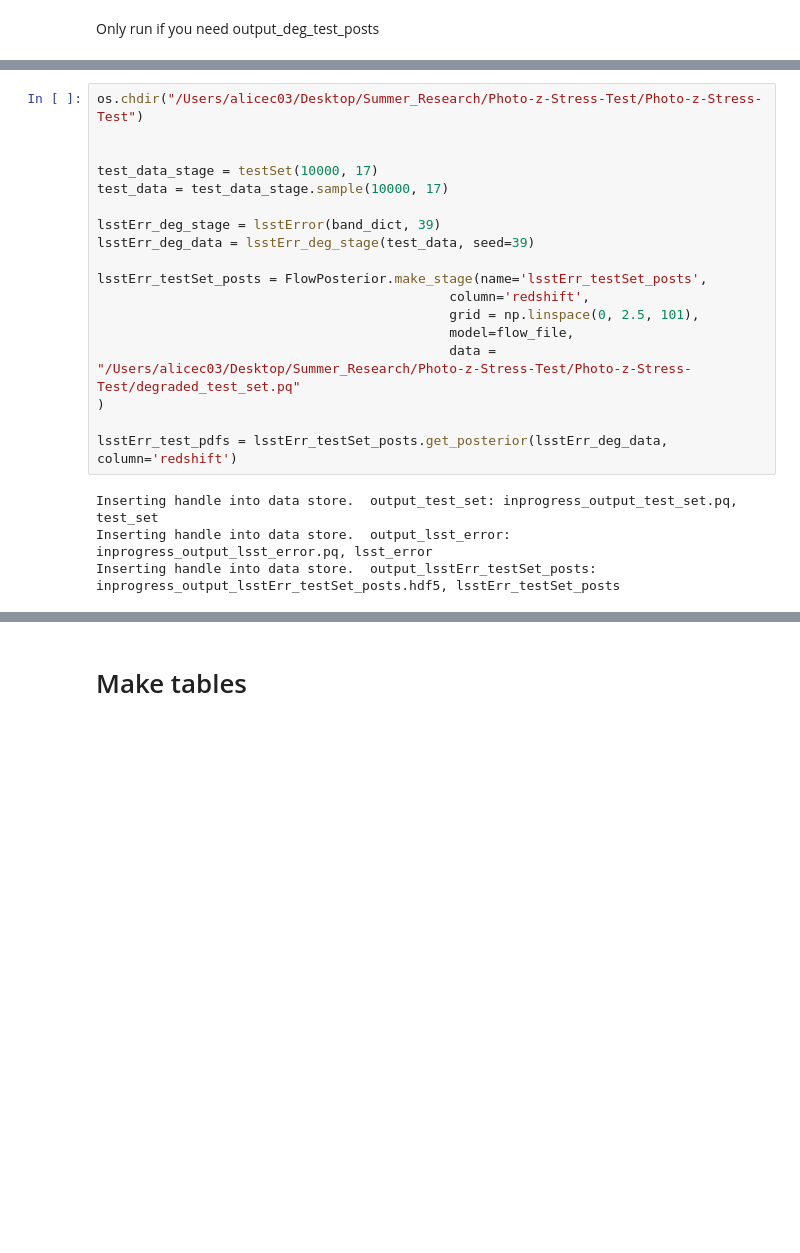
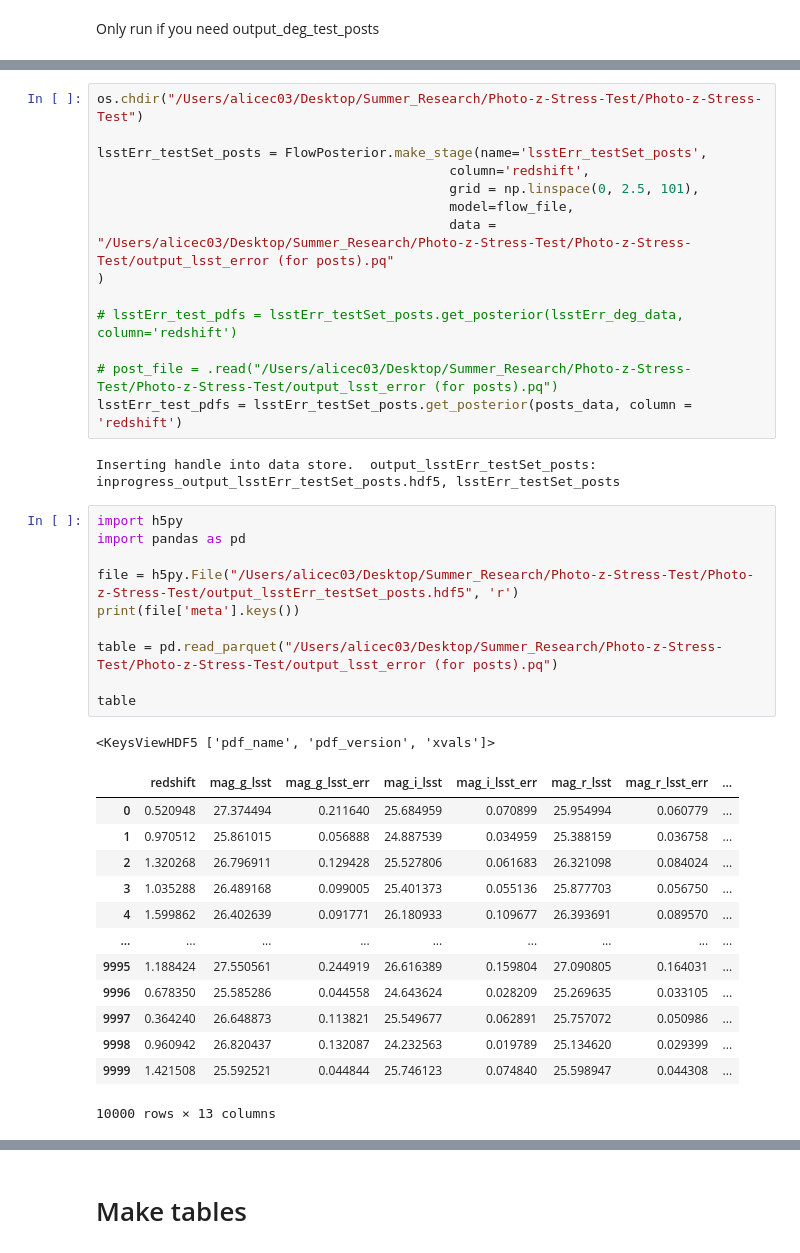
Before and after one commit to alice-crafford/Photo-z-Stress-Test, a Jupyter notebook: Test_Pipeline.ipynb, the cells around one changed output, grey strips where cells are left out. Saved outputs shown, nothing was run; the diff lists cells and outputs as text; blank space fills up the shorter version.

```diff
--- a/Test_Pipeline.ipynb
+++ b/Test_Pipeline.ipynb
@@ -343,22 +331,41 @@ Only run if you need output_deg_test_posts
 # %%
 os.chdir("/Users/alicec03/Desktop/Summer_Research/Photo-z-Stress-Test/Photo-z-Stress-Test")
-
-
-test_data_stage = testSet(10000, 17)
-test_data = test_data_stage.sample(10000, 17)
-
-lsstErr_deg_stage = lsstError(band_dict, 39)
-lsstErr_deg_data = lsstErr_deg_stage(test_data, seed=39)
 
 lsstErr_testSet_posts = FlowPosterior.make_stage(name='lsstErr_testSet_posts',
                                              column='redshift',
                                              grid = np.linspace(0, 2.5, 101),
                                              model=flow_file,
-                                             data = "/Users/alicec03/Desktop/Summer_Research/Photo-z-Stress-Test/Photo-z-Stress-Test/degraded_test_set.pq"
+                                             data = "/Users/alicec03/Desktop/Summer_Research/Photo-z-Stress-Test/Photo-z-Stress-Test/output_lsst_error (for posts).pq"
 )
 
-lsstErr_test_pdfs = lsstErr_testSet_posts.get_posterior(lsstErr_deg_data, column='redshift')
+# lsstErr_test_pdfs = lsstErr_testSet_posts.get_posterior(lsstErr_deg_data, column='redshift')
+
+# post_file = .read("/Users/alicec03/Desktop/Summer_Research/Photo-z-Stress-Test/Photo-z-Stress-Test/output_lsst_error (for posts).pq")
+lsstErr_test_pdfs = lsstErr_testSet_posts.get_posterior(posts_data, column = 'redshift')
 # %% [output]
-Inserting handle into data store.  output_test_set: inprogress_output_test_set.pq, test_set
-Inserting handle into data store.  output_lsst_error: inprogress_output_lsst_error.pq, lsst_error
 Inserting handle into data store.  output_lsstErr_testSet_posts: inprogress_output_lsstErr_testSet_posts.hdf5, lsstErr_testSet_posts
+# %%
+import h5py
+import pandas as pd
+
+file = h5py.File("/Users/alicec03/Desktop/Summer_Research/Photo-z-Stress-Test/Photo-z-Stress-Test/output_lsstErr_testSet_posts.hdf5", 'r')
+print(file['meta'].keys())
+
+table = pd.read_parquet("/Users/alicec03/Desktop/Summer_Research/Photo-z-Stress-Test/Photo-z-Stress-Test/output_lsst_error (for posts).pq")
+
+table
+# %% [output]
+<KeysViewHDF5 ['pdf_name', 'pdf_version', 'xvals']>
+|  | redshift | mag_g_lsst | mag_g_lsst_err | mag_i_lsst | mag_i_lsst_err | mag_r_lsst | mag_r_lsst_err | ... |
+| 0 | 0.520948 | 27.374494 | 0.211640 | 25.684959 | 0.070899 | 25.954994 | 0.060779 | ... |
+| 1 | 0.970512 | 25.861015 | 0.056888 | 24.887539 | 0.034959 | 25.388159 | 0.036758 | ... |
+| 2 | 1.320268 | 26.796911 | 0.129428 | 25.527806 | 0.061683 | 26.321098 | 0.084024 | ... |
+| 3 | 1.035288 | 26.489168 | 0.099005 | 25.401373 | 0.055136 | 25.877703 | 0.056750 | ... |
+| 4 | 1.599862 | 26.402639 | 0.091771 | 26.180933 | 0.109677 | 26.393691 | 0.089570 | ... |
+| ... | ... | ... | ... | ... | ... | ... | ... | ... |
+| 9995 | 1.188424 | 27.550561 | 0.244919 | 26.616389 | 0.159804 | 27.090805 | 0.164031 | ... |
+| 9996 | 0.678350 | 25.585286 | 0.044558 | 24.643624 | 0.028209 | 25.269635 | 0.033105 | ... |
+| 9997 | 0.364240 | 26.648873 | 0.113821 | 25.549677 | 0.062891 | 25.757072 | 0.050986 | ... |
+| 9998 | 0.960942 | 26.820437 | 0.132087 | 24.232563 | 0.019789 | 25.134620 | 0.029399 | ... |
+| 9999 | 1.421508 | 25.592521 | 0.044844 | 25.746123 | 0.074840 | 25.598947 | 0.044308 | ... |
+10000 rows × 13 columns
```
Also changed, not shown: parts of 58 cells of this notebook.
